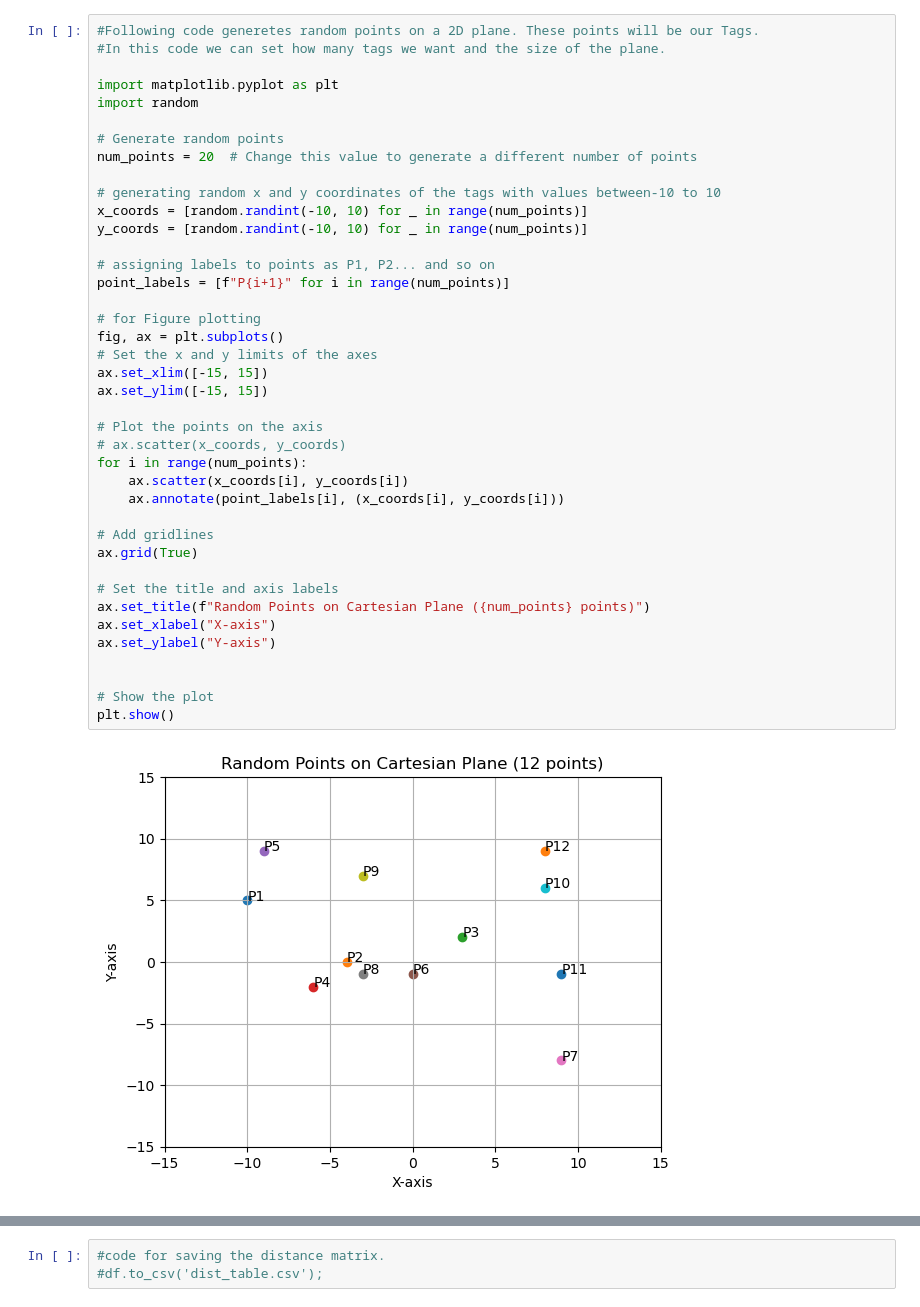
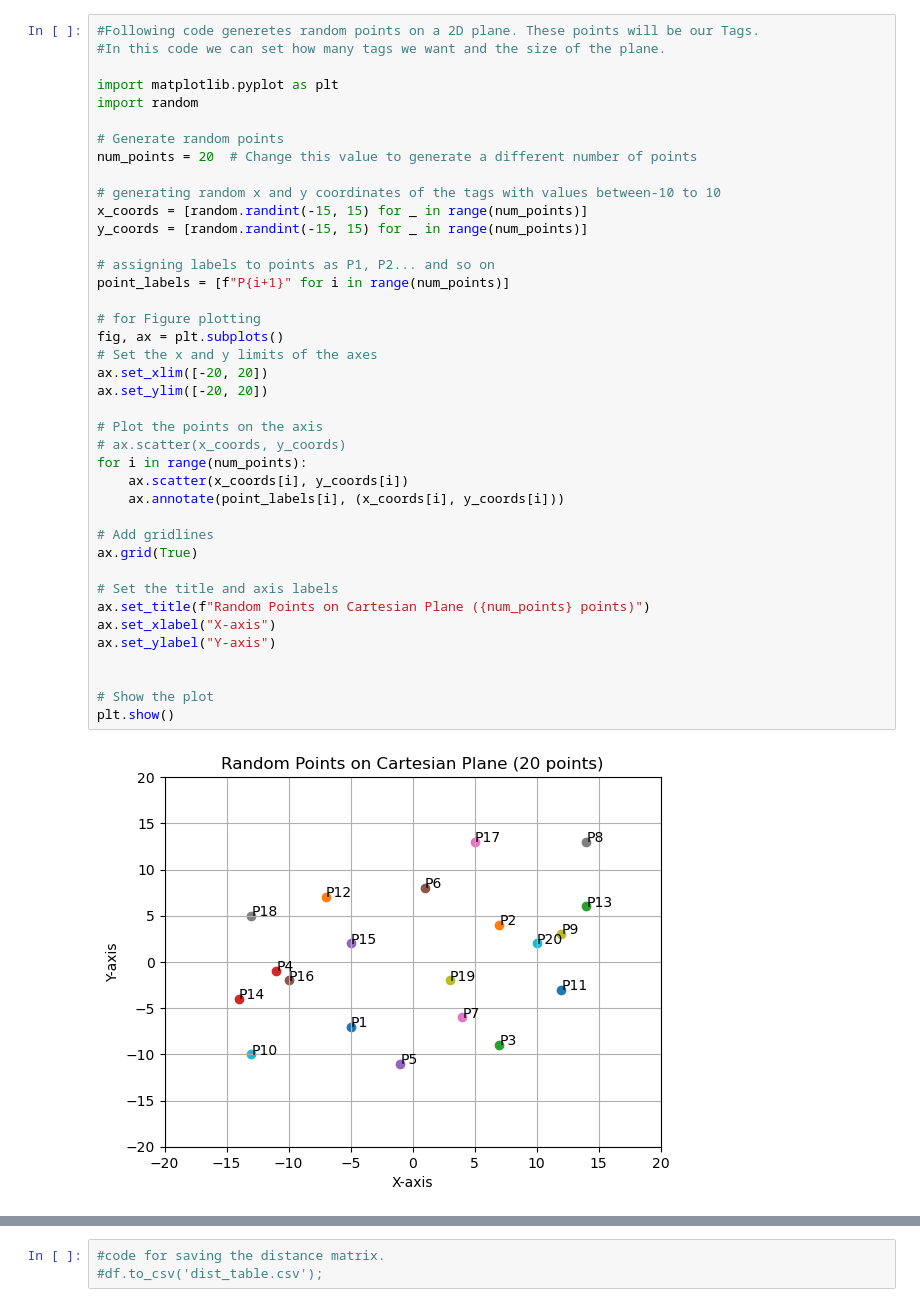
Before and after one commit to tantuwaySourabh/rf-tag2tag-communication, a Jupyter notebook: Project.ipynb, the cells around one changed output, grey strips where cells are left out. Drawn from its saved outputs; the diff is of its cells as text.

```diff
--- a/Project.ipynb
+++ b/Project.ipynb
@@ -8,38 +8,38 @@ import random
 # Generate random points
 num_points = 20  # Change this value to generate a different number of points
 
 # generating random x and y coordinates of the tags with values between-10 to 10
-x_coords = [random.randint(-10, 10) for _ in range(num_points)]
-y_coords = [random.randint(-10, 10) for _ in range(num_points)]
+x_coords = [random.randint(-15, 15) for _ in range(num_points)]
+y_coords = [random.randint(-15, 15) for _ in range(num_points)]
 
 # assigning labels to points as P1, P2... and so on
 point_labels = [f"P{i+1}" for i in range(num_points)]
 
 # for Figure plotting
 fig, ax = plt.subplots()
 # Set the x and y limits of the axes
-ax.set_xlim([-15, 15])
-ax.set_ylim([-15, 15])
+ax.set_xlim([-20, 20])
+ax.set_ylim([-20, 20])
 
 # Plot the points on the axis
 # ax.scatter(x_coords, y_coords)
 for i in range(num_points):
     ax.scatter(x_coords[i], y_coords[i])
     ax.annotate(point_labels[i], (x_coords[i], y_coords[i]))
 
 # Add gridlines
 ax.grid(True)
 
 # Set the title and axis labels
 ax.set_title(f"Random Points on Cartesian Plane ({num_points} points)")
 ax.set_xlabel("X-axis")
 ax.set_ylabel("Y-axis")
 
 
 # Show the plot
 plt.show()
 # %% [output]
-[figure, old version]
+[figure, new version]
 # %%
 # Code for calculating distance maxtrix. It will store distance between each pair of tags.
 
```
Also changed, not shown: parts of 12 cells of this notebook, 2 other files.
